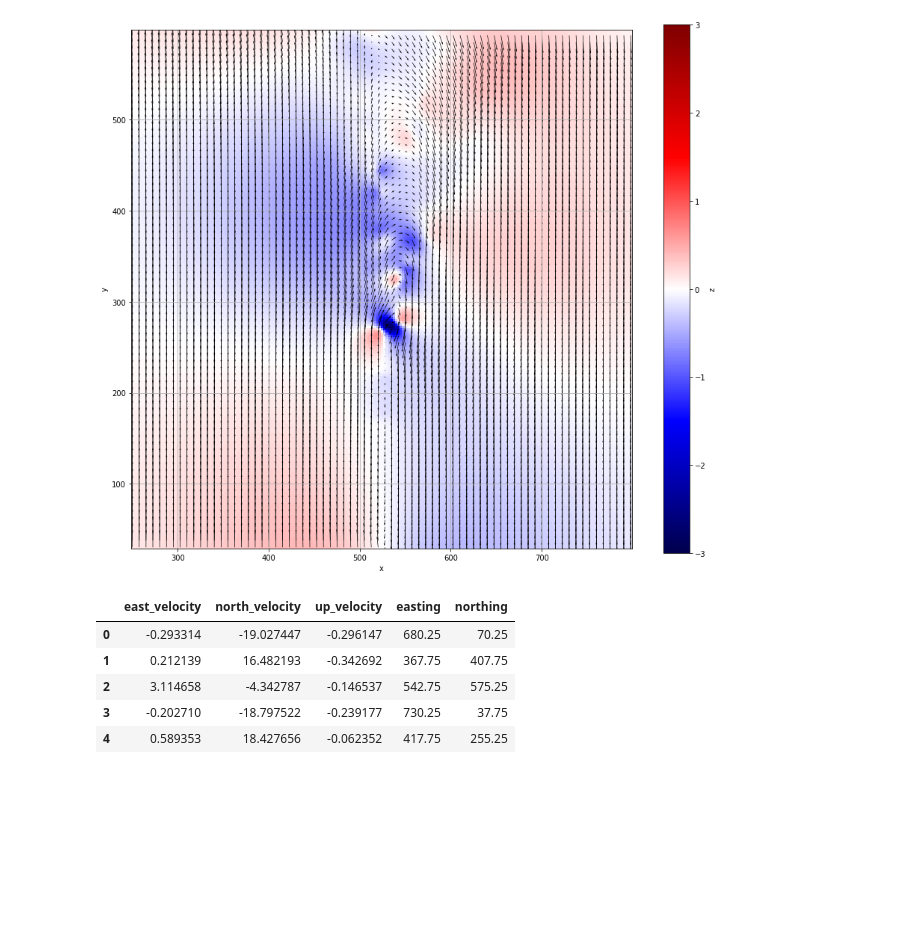
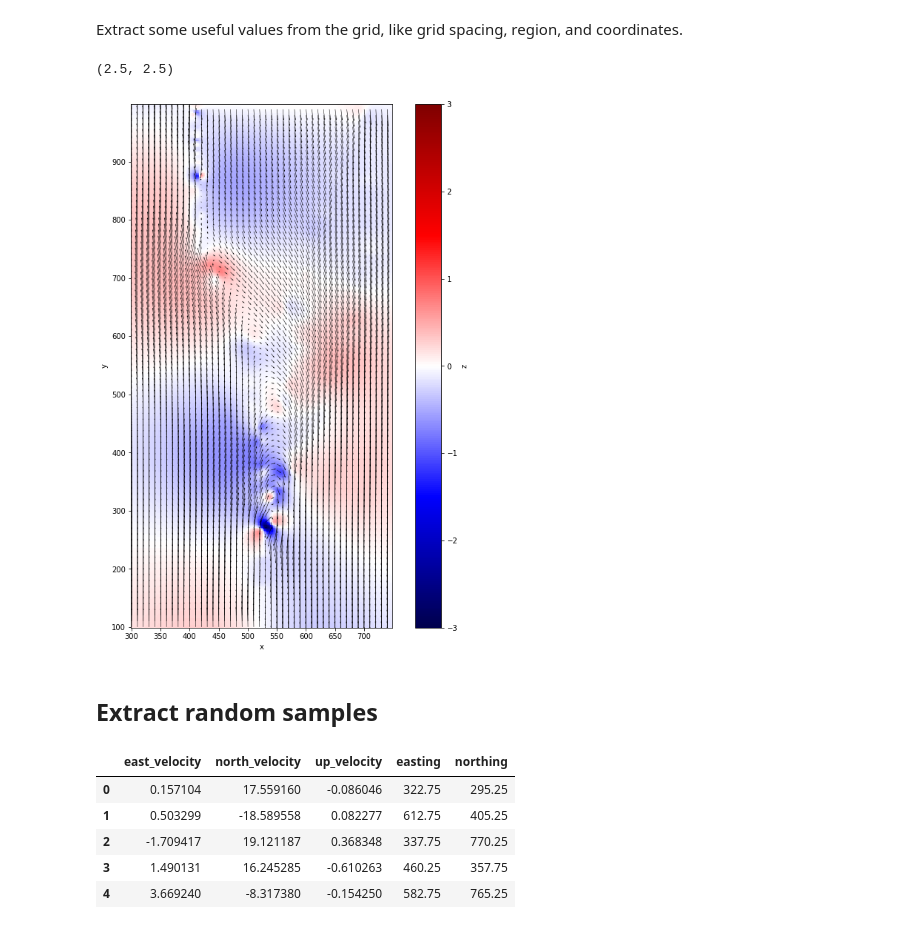
Before and after one commit to leouieda/agu2018, a Jupyter notebook: code/notebooks/synthetic.ipynb, the cells around one changed output. Saved outputs shown, nothing was run; the diff lists cells and outputs as text; code cells hidden in the pictures; blank space fills up the shorter version.

Commit message:
Use a larger window to setup synthetic
Save the slice in a netcdf file so I don't need to maintain the original
ones.

```diff
--- a/code/notebooks/synthetic.ipynb
+++ b/code/notebooks/synthetic.ipynb
@@ -36,0 +38,3 @@ Attributes:
+# %%
+grid = xr.open_dataset("../../data/synthetic-san-andreas-2017.nc")
+grid
@@ -37,29 +58,46 @@ Attributes:
+# %% [markdown]
+Extract some useful values from the grid, like grid spacing, region, and coordinates.
+# %%
+region = vd.get_region((grid.easting, grid.northing))
+spacing = (grid.easting.values[1] - grid.easting.values[0], grid.northing.values[1] - grid.northing.values[0])
+grid_coords = np.meshgrid(grid.easting, grid.northing)
+grid_components = (grid.east_velocity.values, grid.north_velocity.values, grid.up_velocity.values)
+print(spacing)
+# %% [output]
+(2.5, 2.5)
 # %%
-plt.figure(figsize=(15, 13))
+maxabs = 3
+every = 4
+qscale = 250
+qwidth = 0.0015
+figsize = (11, 13)
+plt.figure(figsize=figsize)
 ax = plt.subplot(111)
-maxabs = 3
 grid.up_velocity.plot.pcolormesh(vmin=-maxabs, vmax=maxabs, cmap="seismic")
-every = 3
-down = grid.isel(easting=slice(None, None, every),
-                 northing=slice(None, None, every))
-ax.quiver(down.easting, down.northing, down.east_velocity, down.north_velocity, scale=500, width=0.001)
+down = grid.isel(easting=slice(None, None, every), northing=slice(None, None, every))
+ax.quiver(down.easting, down.northing, down.east_velocity, down.north_velocity, scale=qscale, width=qwidth)
 ax.set_aspect("equal")
-ax.grid()
+#ax.grid()
 # %% [output]
-[figure, old version]
+[figure, new version]
+# %% [markdown]
+## Extract random samples
 # %%
-ndata = 2500
-data = sample_from_grid(grid, size=1200, random_state=0)
-data = pd.concat([data,
-                  sample_from_grid(grid.sel(easting=slice(480, 600)), size=ndata - data.shape[0], random_state=0)])
+ndata = 3000
+data = sample_from_grid(grid, size=1200, random_state=10)
+data = pd.concat([
+    data,
+    sample_from_grid(grid.sel(easting=slice(480, 600), northing=slice(None, 600)),
+                     size=ndata - data.shape[0], random_state=0)
+])
 coordinates = (data.easting, data.northing)
 components = (data.east_velocity, data.north_velocity, data.up_velocity)
 data.head()
 # %% [output]
 |  | east_velocity | north_velocity | up_velocity | easting | northing |
-| 0 | -0.293314 | -19.027447 | -0.296147 | 680.25 | 70.25 |
-| 1 | 0.212139 | 16.482193 | -0.342692 | 367.75 | 407.75 |
-| 2 | 3.114658 | -4.342787 | -0.146537 | 542.75 | 575.25 |
-| 3 | -0.202710 | -18.797522 | -0.239177 | 730.25 | 37.75 |
-| 4 | 0.589353 | 18.427656 | -0.062352 | 417.75 | 255.25 |
+| 0 | 0.157104 | 17.559160 | -0.086046 | 322.75 | 295.25 |
+| 1 | 0.503299 | -18.589558 | 0.082277 | 612.75 | 405.25 |
+| 2 | -1.709417 | 19.121187 | 0.368348 | 337.75 | 770.25 |
+| 3 | 1.490131 | 16.245285 | -0.610263 | 460.25 | 357.75 |
+| 4 | 3.669240 | -8.317380 | -0.154250 | 582.75 | 765.25 |
 # %%
```
Also changed, not shown: parts of 11 cells of this notebook, 3 other files.
